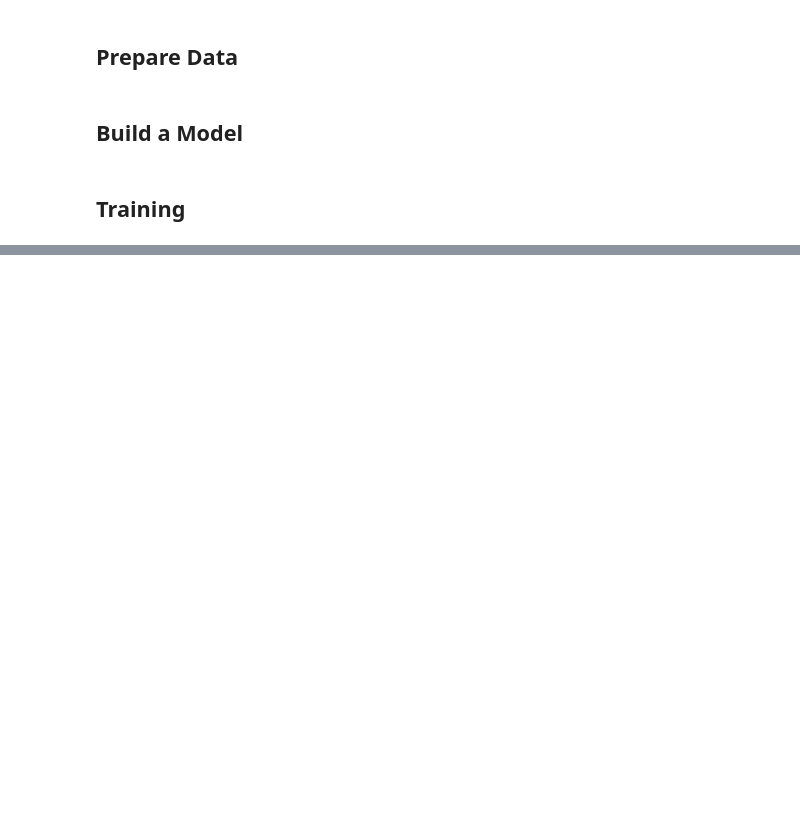
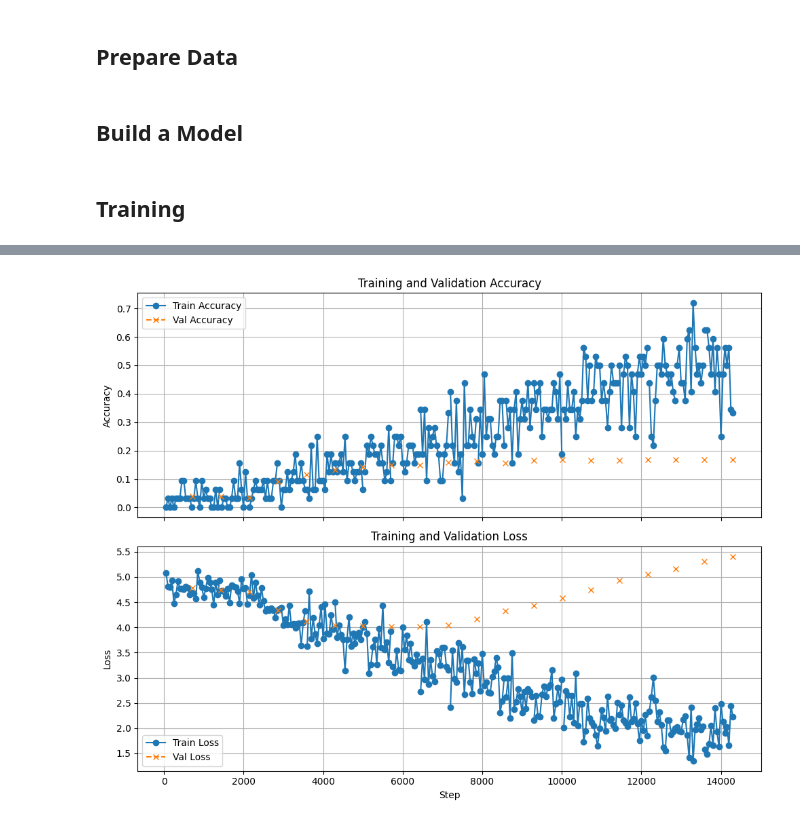
Before and after one commit to quercia-dev/birdclef2025, a Jupyter notebook: 03_Model.ipynb, the cells around one changed output, grey strips where cells are left out. Drawn from its saved outputs; the diff is of its cells as text; code cells hidden in the pictures; blank space fills up the shorter version.

```diff
--- a/03_Model.ipynb
+++ b/03_Model.ipynb
@@ -102,0 +121,4 @@ trainer.fit(model, train_loader, val_loader)
+# %%
+plot_training_log('lightning_logs/version_1/metrics.csv')
+# %% [output]
+[figure, added]
```
Also changed, not shown: parts of 5 cells of this notebook, 2 other files.
